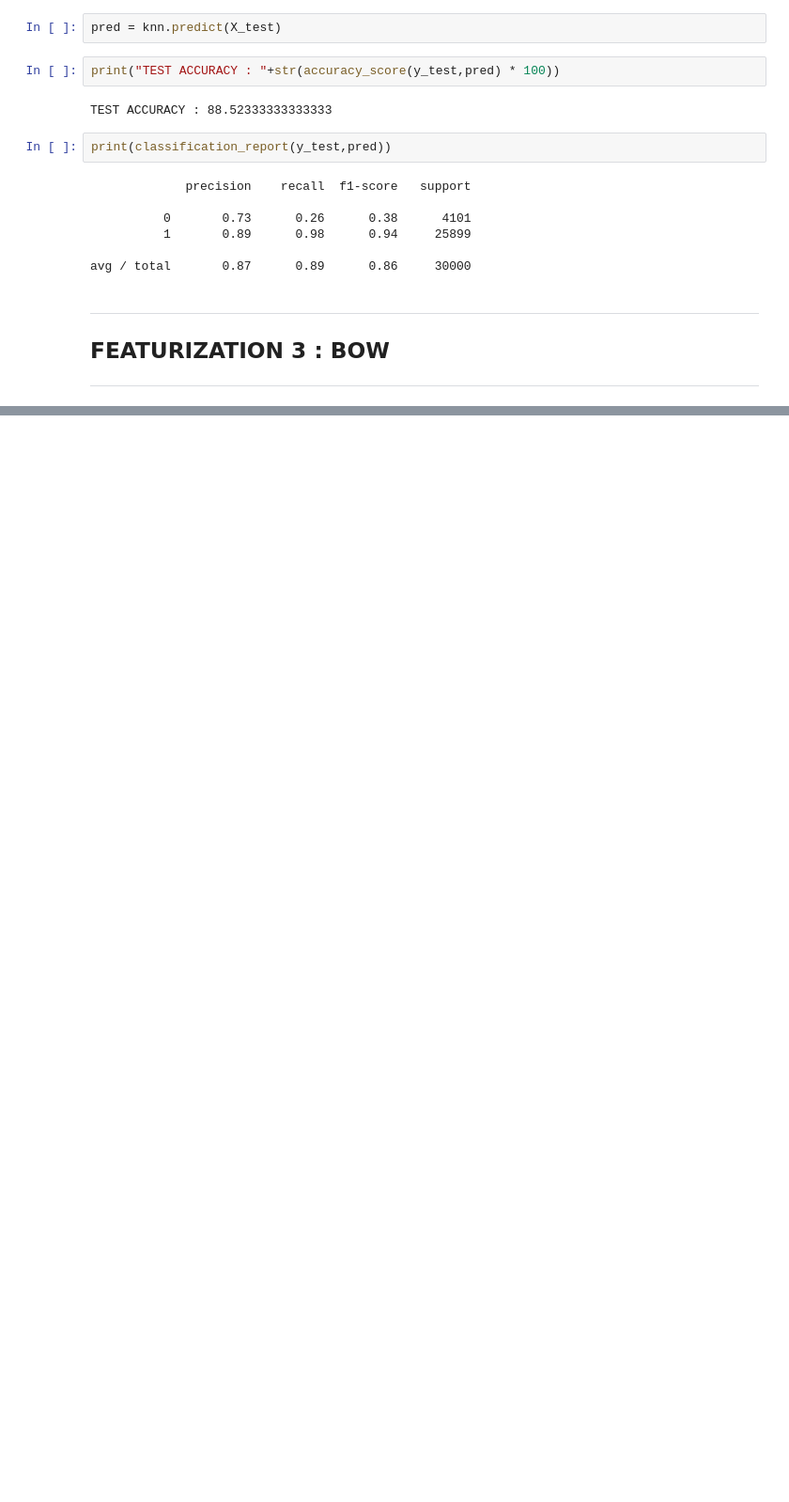
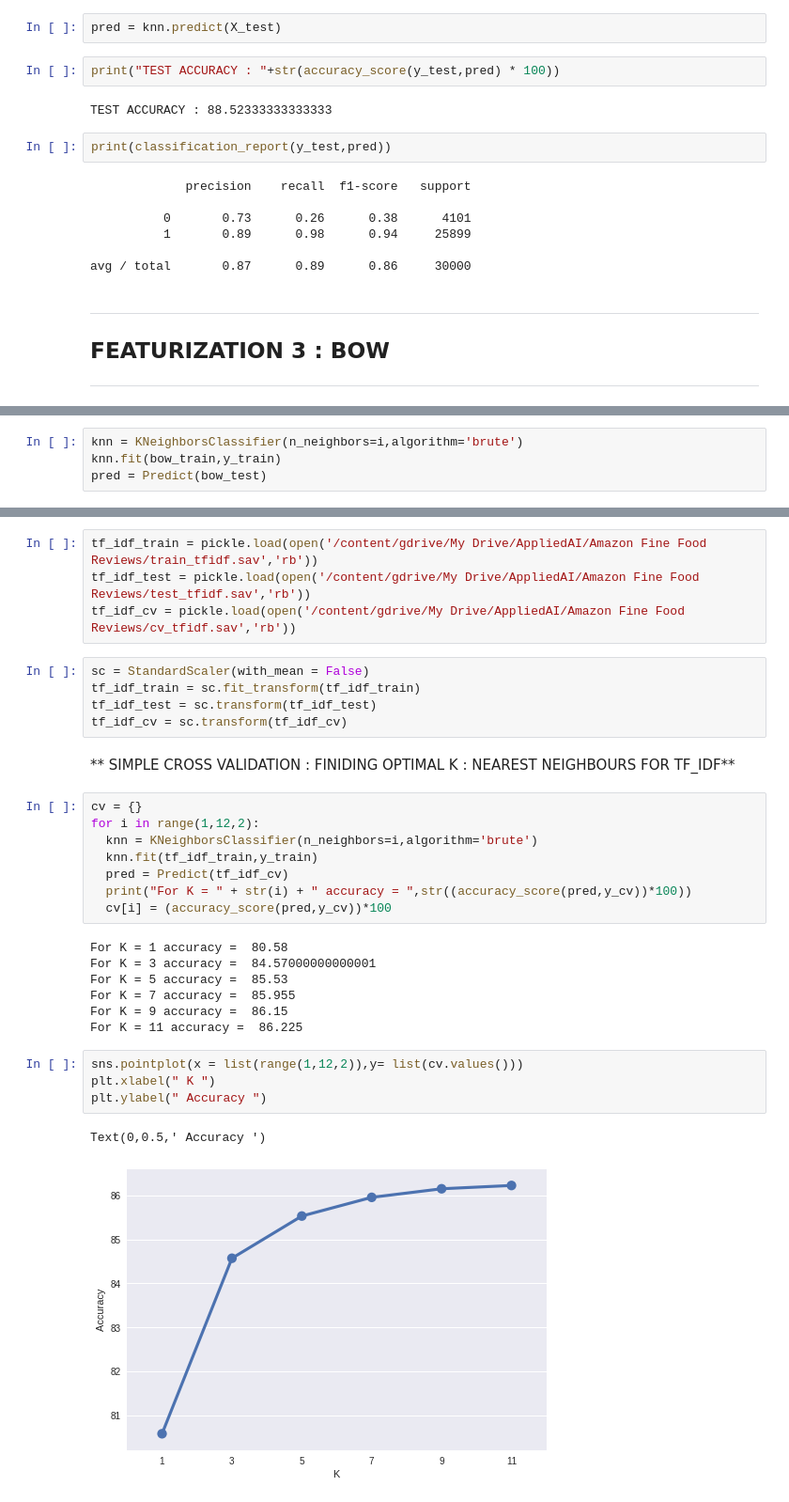
Before and after one commit to iyappan24/Applied-AI-Notebooks, a Jupyter notebook: K_Nearest_Neighbours.ipynb, the cells around one changed output, grey strips where cells are left out. Shown at 94% size. Saved outputs shown, nothing was run; the diff lists cells and outputs as text; blank space fills up the shorter version.

```diff
--- a/K_Nearest_Neighbours.ipynb
+++ b/K_Nearest_Neighbours.ipynb
@@ -180,0 +270,4 @@ _____
+# %%
+knn = KNeighborsClassifier(n_neighbors=i,algorithm='brute')
+knn.fit(bow_train,y_train)
+pred = Predict(bow_test)
@@ -180,0 +292,33 @@ _____
+# %%
+tf_idf_train = pickle.load(open('/content/gdrive/My Drive/AppliedAI/Amazon Fine Food Reviews/train_tfidf.sav','rb'))
+tf_idf_test = pickle.load(open('/content/gdrive/My Drive/AppliedAI/Amazon Fine Food Reviews/test_tfidf.sav','rb'))
+tf_idf_cv = pickle.load(open('/content/gdrive/My Drive/AppliedAI/Amazon Fine Food Reviews/cv_tfidf.sav','rb'))
+# %%
+sc = StandardScaler(with_mean = False)
+tf_idf_train = sc.fit_transform(tf_idf_train)
+tf_idf_test = sc.transform(tf_idf_test)
+tf_idf_cv = sc.transform(tf_idf_cv)
+# %% [markdown]
+** SIMPLE CROSS VALIDATION : FINIDING OPTIMAL K : NEAREST NEIGHBOURS FOR TF_IDF**
+# %%
+cv = {}
+for i in range(1,12,2):
+  knn = KNeighborsClassifier(n_neighbors=i,algorithm='brute')
+  knn.fit(tf_idf_train,y_train)
+  pred = Predict(tf_idf_cv)
+  print("For K = " + str(i) + " accuracy = ",str((accuracy_score(pred,y_cv))*100))
+  cv[i] = (accuracy_score(pred,y_cv))*100
+# %% [output]
+For K = 1 accuracy =  80.58
+For K = 3 accuracy =  84.57000000000001
+For K = 5 accuracy =  85.53
+For K = 7 accuracy =  85.955
+For K = 9 accuracy =  86.15
+For K = 11 accuracy =  86.225
+# %%
+sns.pointplot(x = list(range(1,12,2)),y= list(cv.values()))
+plt.xlabel(" K ")
+plt.ylabel(" Accuracy ")
+# %% [output]
+Text(0,0.5,' Accuracy ')
+[figure, added]
```
Also changed, not shown: parts of 19 cells of this notebook.
